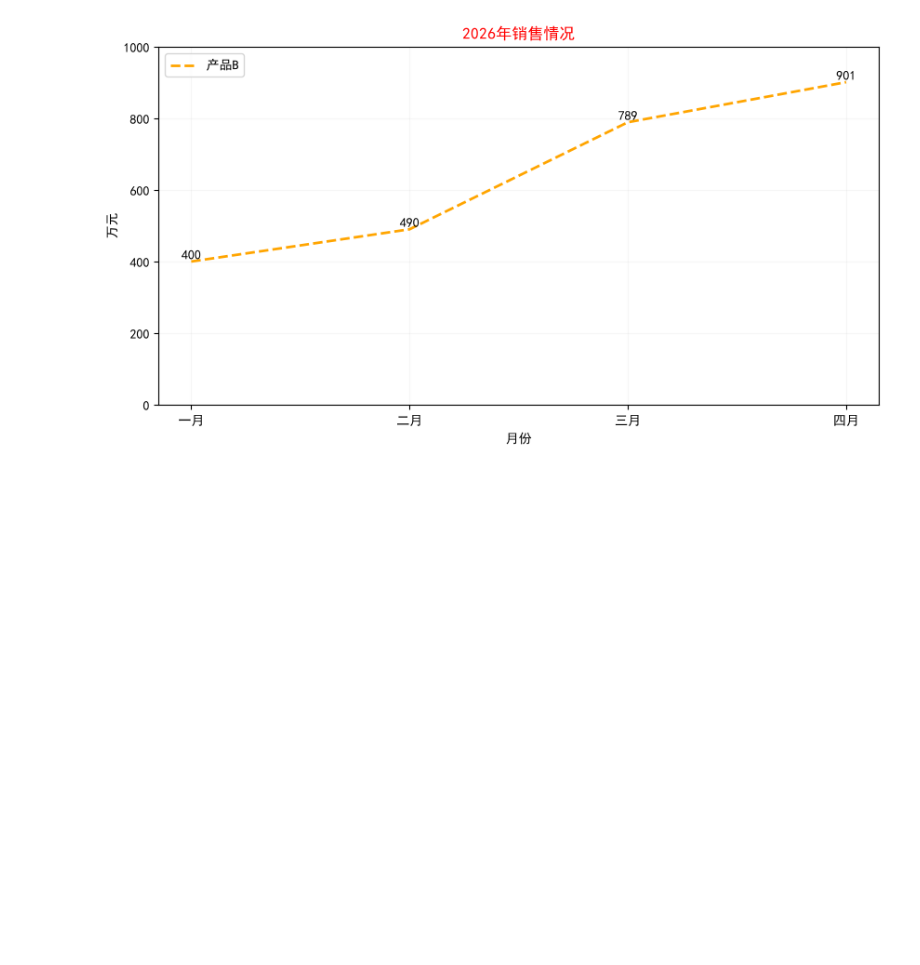
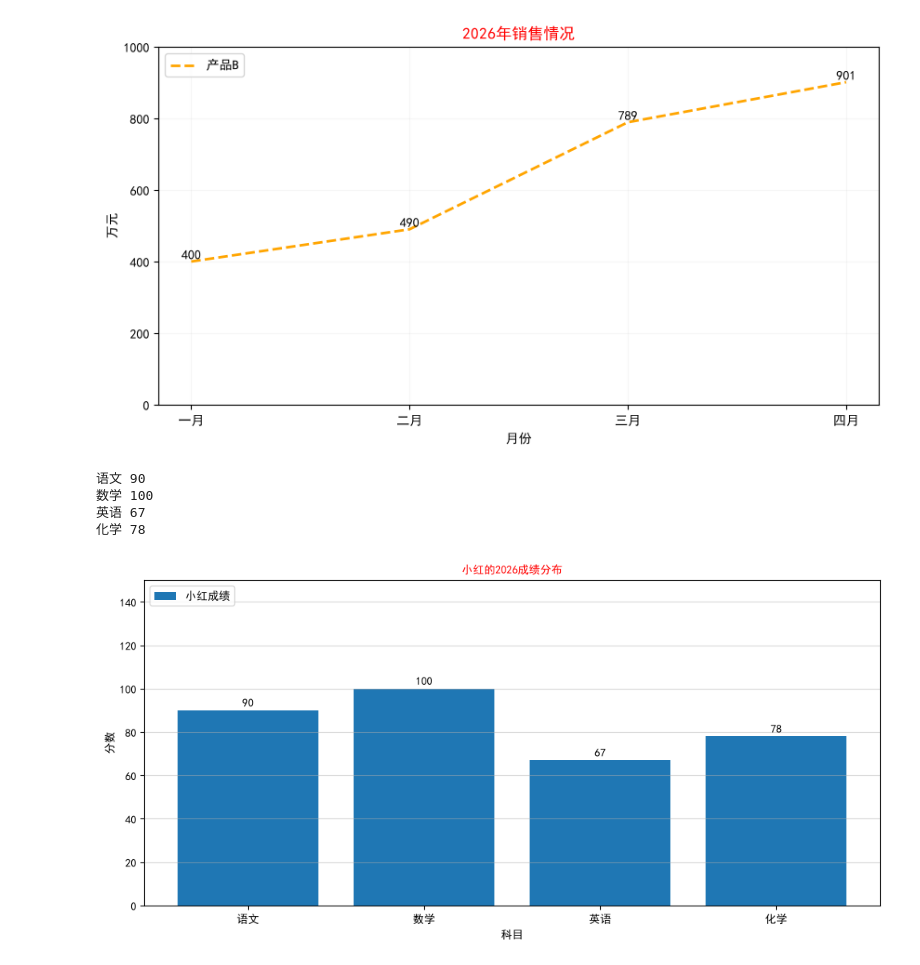
Before and after one commit to superiony/Data-analyse, a Jupyter notebook: day05/test4.ipynb, the cells around one changed output. Saved outputs shown, nothing was run; the diff lists cells and outputs as text; code cells hidden in the pictures; blank space fills up the shorter version.

```diff
--- a/day05/test4.ipynb
+++ b/day05/test4.ipynb
@@ -40,4 +40,38 @@ plt.show()
 四月 901
 [figure]
 # %%
-#条形图的学习
+#柱状图的学习
+
+import matplotlib.pyplot as plt
+from matplotlib import rcParams
+rcParams['font.family']='SimHei'# 设置字体
+# 创建图片,设置大小,相当于是一个画布
+plt.figure(figsize=(10,5))
+
+subjects=['语文','数学','英语','化学']
+scores=[90,100,67,78]
+plt.bar(subjects,scores,label='小红成绩')
+
+
+plt.title('小红的2026成绩分布',fontsize=10,color='red')
+plt.xlabel('科目',fontsize=10)
+plt.ylabel('分数',fontsize=10)
+plt.legend(loc='upper left')
+#添加网格线,看得更加清楚,alpha修改网格透明度
+plt.grid(axis='y',alpha=0.5)
+
+#在每个坐标上面展示数值,plt.text(x坐标, y坐标, 显示的文字)
+for x,y in zip(subjects,scores):
+    print(x,y)
+    plt.text(x,y+1,y,ha='center',va='bottom')
+
+plt.ylim(0,150)
+# 自动化排版
+plt.tight_layout()
+plt.show()
+# %% [output]
+语文 90
+数学 100
+英语 67
+化学 78
+[figure, added]
```
Also changed, not shown: parts of 6 cells of this notebook.
